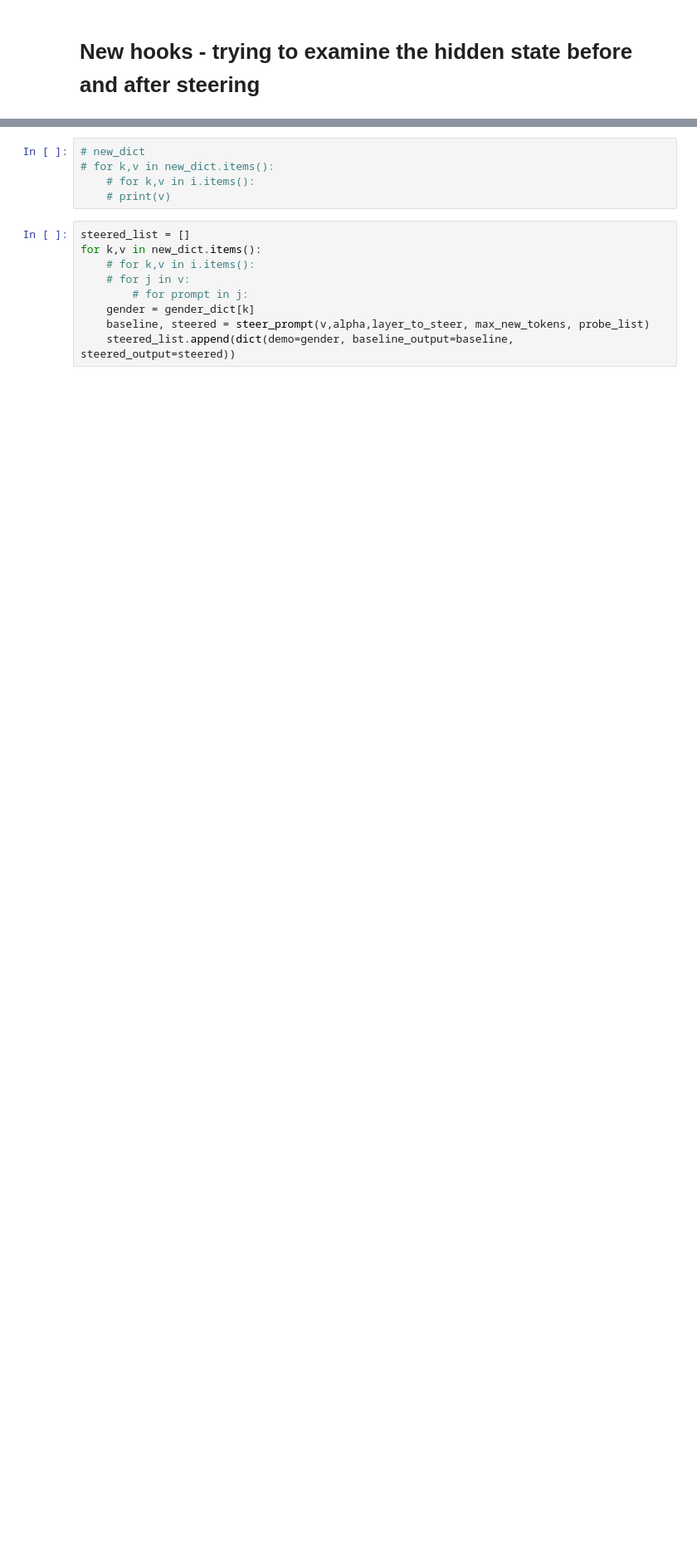
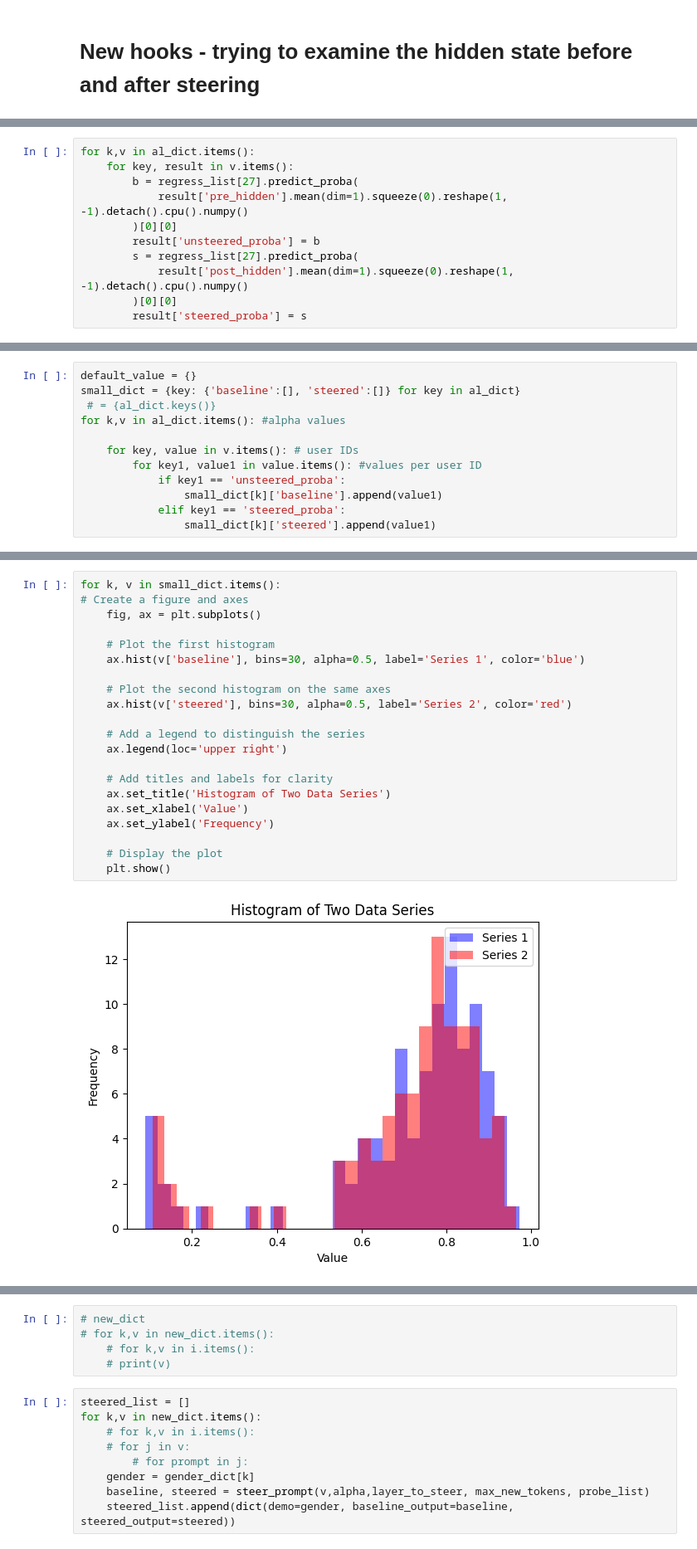
Before and after one commit to jessmka/probing_classifiers, a Jupyter notebook: book_recs.ipynb, the cells around one changed output, grey strips where cells are left out. Shown at 83% size. Saved outputs shown, nothing was run; the diff lists cells and outputs as text; blank space fills up the shorter version.

Commit message:
plot logits

```diff
--- a/book_recs.ipynb
+++ b/book_recs.ipynb
@@ -541,0 +606,11 @@ capture
+# %%
+for k,v in al_dict.items():
+    for key, result in v.items():
+        b = regress_list[27].predict_proba(
+            result['pre_hidden'].mean(dim=1).squeeze(0).reshape(1, -1).detach().cpu().numpy()
+        )[0][0]
+        result['unsteered_proba'] = b
+        s = regress_list[27].predict_proba(
+            result['post_hidden'].mean(dim=1).squeeze(0).reshape(1, -1).detach().cpu().numpy()
+        )[0][0]
+        result['steered_proba'] = s
@@ -541,0 +621,12 @@ capture
+# %%
+default_value = {}
+small_dict = {key: {'baseline':[], 'steered':[]} for key in al_dict}
+ # = {al_dict.keys()}
+for k,v in al_dict.items(): #alpha values
+
+    for key, value in v.items(): # user IDs
+        for key1, value1 in value.items(): #values per user ID
+            if key1 == 'unsteered_proba':
+                small_dict[k]['baseline'].append(value1)
+            elif key1 == 'steered_proba':
+                small_dict[k]['steered'].append(value1)
@@ -541,0 +635,23 @@ capture
+# %%
+for k, v in small_dict.items():
+# Create a figure and axes
+    fig, ax = plt.subplots()
+
+    # Plot the first histogram
+    ax.hist(v['baseline'], bins=30, alpha=0.5, label='Series 1', color='blue')
+
+    # Plot the second histogram on the same axes
+    ax.hist(v['steered'], bins=30, alpha=0.5, label='Series 2', color='red')
+
+    # Add a legend to distinguish the series
+    ax.legend(loc='upper right')
+
+    # Add titles and labels for clarity
+    ax.set_title('Histogram of Two Data Series')
+    ax.set_xlabel('Value')
+    ax.set_ylabel('Frequency')
+
+    # Display the plot
+    plt.show()
+# %% [output]
+[figure, added]
```
Also changed, not shown: parts of 21 cells of this notebook.
